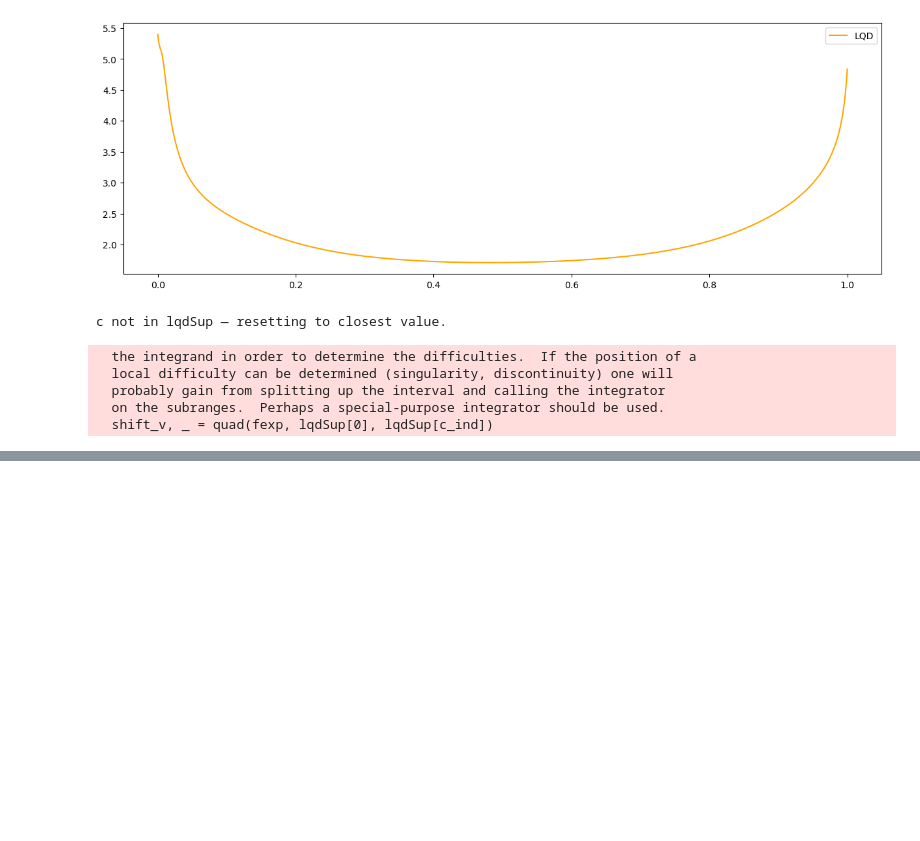
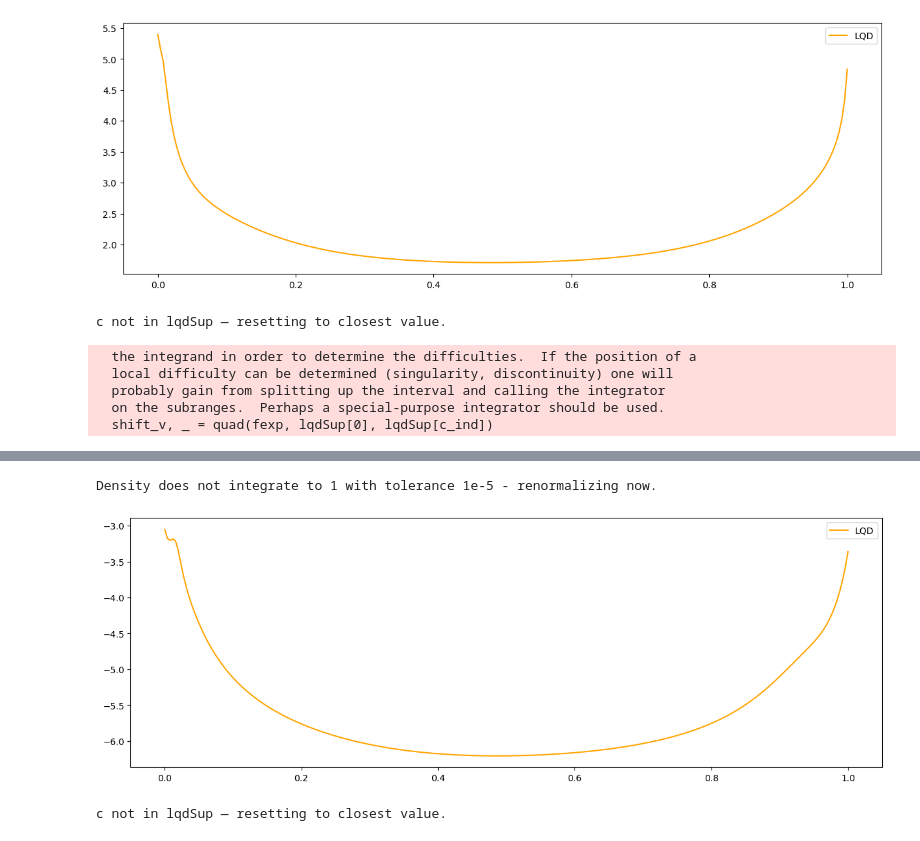
Before and after one commit to matheus-vizzotto/densities4risk, a Jupyter notebook: notebooks/09_assess_trransformation.ipynb, the cells around one changed output, grey strips where cells are left out. Drawn from its saved outputs; the diff is of its cells as text; code cells hidden in the pictures; blank space fills up the shorter version.

```diff
--- a/notebooks/09_assess_trransformation.ipynb
+++ b/notebooks/09_assess_trransformation.ipynb
@@ -73,0 +141,51 @@ plt.show()
+# %%
+lqd_grid = np.linspace(0,1,n)
+t0_ = grid[np.argmin(np.abs(kde.grid))]
+lqdSup, lqd, c = dens2lqd(
+                        dens = density,
+                        dSup = grid,
+                        lqdSup = lqd_grid,
+                        t0=t0_
+                )
+
+# lqdSup, lqd = lqdSup[1:-1], lqd[1:-1]
+
+plt.figure(figsize=(15,5))
+
+sns.lineplot(x=lqdSup, y=lqd, color="orange", label="LQD")
+
+plt.show()
+# %% [output]
+Density does not integrate to 1 with tolerance 1e-5 - renormalizing now.
+[figure, added]
+# %%
+dSup, dens = lqd2dens(lqd, lqdSup, c=c, dSup=kde.grid)
+
+fig = go.Figure()
+
+# Gaussian KDE
+fig.add_trace(
+    go.Scatter(
+        x=kde.grid,
+        y=density,
+        mode="lines",
+        name="custom kde",
+        line=dict(color="black")
+    )
+)
+
+# Gaussian KDE
+fig.add_trace(
+    go.Scatter(
+        x=dSup,
+        y=dens,
+        mode="lines",
+        name="backwards custom kde",
+        line=dict(color="red")
+    )
+)
+
+
+fig.show()
+# %% [output]
+c not in lqdSup — resetting to closest value.
```
Also changed, not shown: parts of 22 cells of this notebook.
